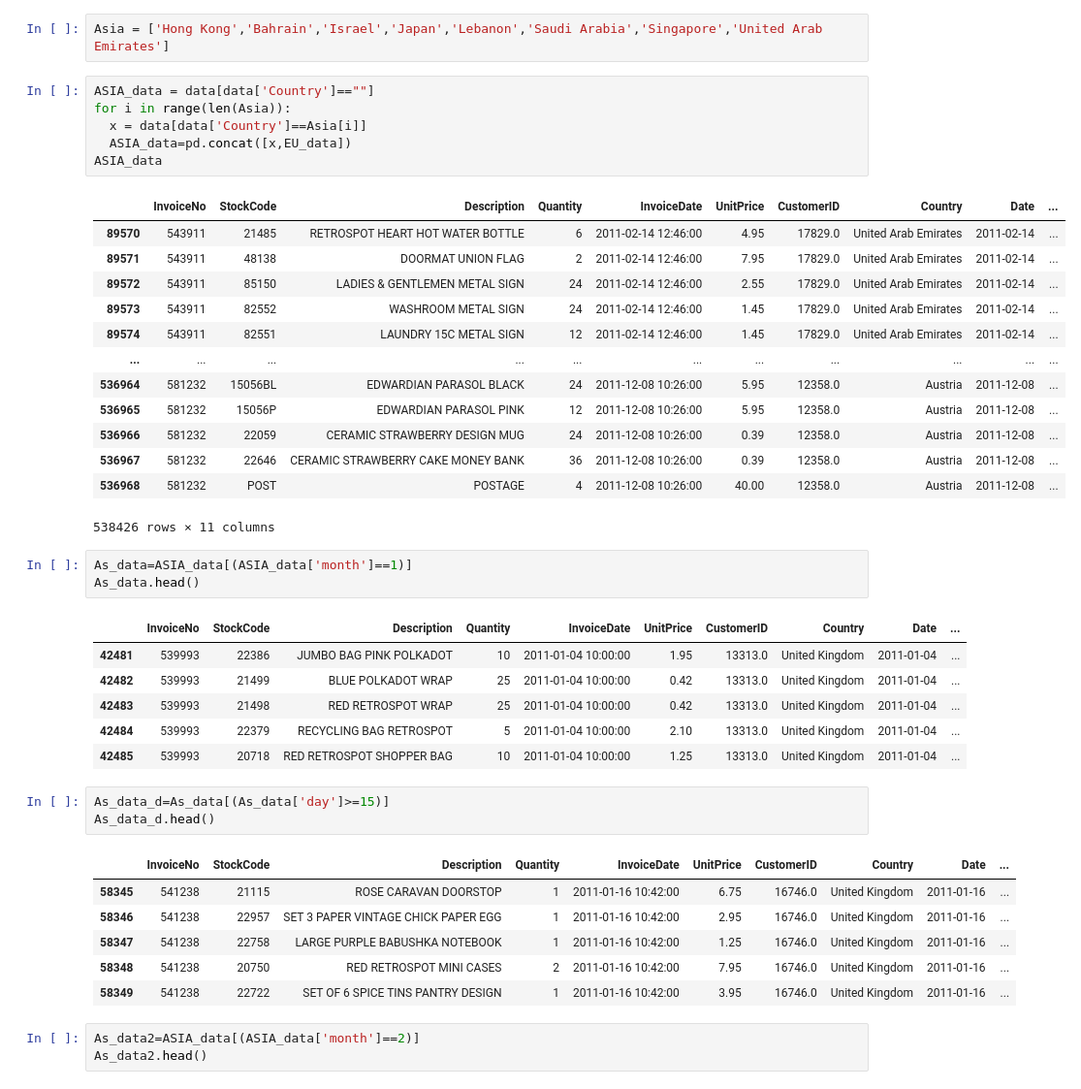
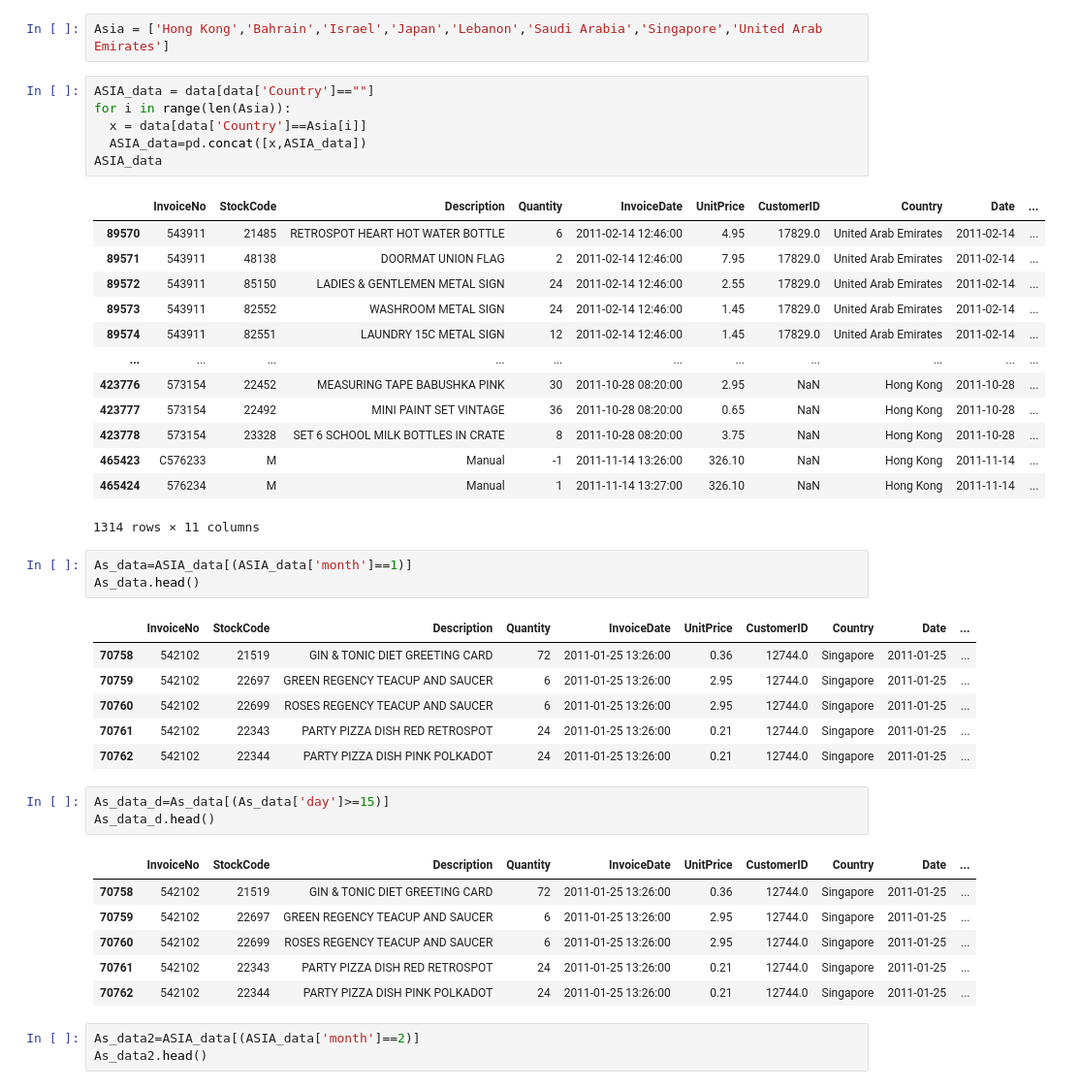
Before and after one commit to Aingon14/BSC_DPDM23, a Jupyter notebook: Frequent_Patterns_HW1.ipynb, the cells around one changed output. Shown at 97% size. Saved outputs shown, nothing was run; the diff lists cells and outputs as text.

```diff
--- a/Frequent_Patterns_HW1.ipynb
+++ b/Frequent_Patterns_HW1.ipynb
@@ -299,43 +299,43 @@ Asia = ['Hong Kong','Bahrain','Israel','Japan','Lebanon','Saudi Arabia','Singapo
 # %%
 ASIA_data = data[data['Country']==""]
 for i in range(len(Asia)):
   x = data[data['Country']==Asia[i]]
-  ASIA_data=pd.concat([x,EU_data])
+  ASIA_data=pd.concat([x,ASIA_data])
 ASIA_data
 # %% [output]
 |  | InvoiceNo | StockCode | Description | Quantity | InvoiceDate | UnitPrice | CustomerID | Country | Date | ... |
 | 89570 | 543911 | 21485 | RETROSPOT HEART HOT WATER BOTTLE | 6 | 2011-02-14 12:46:00 | 4.95 | 17829.0 | United Arab Emirates | 2011-02-14 | ... |
 | 89571 | 543911 | 48138 | DOORMAT UNION FLAG | 2 | 2011-02-14 12:46:00 | 7.95 | 17829.0 | United Arab Emirates | 2011-02-14 | ... |
 | 89572 | 543911 | 85150 | LADIES & GENTLEMEN METAL SIGN | 24 | 2011-02-14 12:46:00 | 2.55 | 17829.0 | United Arab Emirates | 2011-02-14 | ... |
 | 89573 | 543911 | 82552 | WASHROOM METAL SIGN | 24 | 2011-02-14 12:46:00 | 1.45 | 17829.0 | United Arab Emirates | 2011-02-14 | ... |
 | 89574 | 543911 | 82551 | LAUNDRY 15C METAL SIGN | 12 | 2011-02-14 12:46:00 | 1.45 | 17829.0 | United Arab Emirates | 2011-02-14 | ... |
 | ... | ... | ... | ... | ... | ... | ... | ... | ... | ... | ... |
-| 536964 | 581232 | 15056BL | EDWARDIAN PARASOL BLACK | 24 | 2011-12-08 10:26:00 | 5.95 | 12358.0 | Austria | 2011-12-08 | ... |
-| 536965 | 581232 | 15056P | EDWARDIAN PARASOL PINK | 12 | 2011-12-08 10:26:00 | 5.95 | 12358.0 | Austria | 2011-12-08 | ... |
-| 536966 | 581232 | 22059 | CERAMIC STRAWBERRY DESIGN MUG | 24 | 2011-12-08 10:26:00 | 0.39 | 12358.0 | Austria | 2011-12-08 | ... |
-| 536967 | 581232 | 22646 | CERAMIC STRAWBERRY CAKE MONEY BANK | 36 | 2011-12-08 10:26:00 | 0.39 | 12358.0 | Austria | 2011-12-08 | ... |
-| 536968 | 581232 | POST | POSTAGE | 4 | 2011-12-08 10:26:00 | 40.00 | 12358.0 | Austria | 2011-12-08 | ... |
+| 423776 | 573154 | 22452 | MEASURING TAPE BABUSHKA PINK | 30 | 2011-10-28 08:20:00 | 2.95 | NaN | Hong Kong | 2011-10-28 | ... |
+| 423777 | 573154 | 22492 | MINI PAINT SET VINTAGE | 36 | 2011-10-28 08:20:00 | 0.65 | NaN | Hong Kong | 2011-10-28 | ... |
+| 423778 | 573154 | 23328 | SET 6 SCHOOL MILK BOTTLES IN CRATE | 8 | 2011-10-28 08:20:00 | 3.75 | NaN | Hong Kong | 2011-10-28 | ... |
+| 465423 | C576233 | M | Manual | -1 | 2011-11-14 13:26:00 | 326.10 | NaN | Hong Kong | 2011-11-14 | ... |
+| 465424 | 576234 | M | Manual | 1 | 2011-11-14 13:27:00 | 326.10 | NaN | Hong Kong | 2011-11-14 | ... |
-538426 rows × 11 columns
+1314 rows × 11 columns
 # %%
 As_data=ASIA_data[(ASIA_data['month']==1)]
 As_data.head()
 # %% [output]
 |  | InvoiceNo | StockCode | Description | Quantity | InvoiceDate | UnitPrice | CustomerID | Country | Date | ... |
-| 42481 | 539993 | 22386 | JUMBO BAG PINK POLKADOT | 10 | 2011-01-04 10:00:00 | 1.95 | 13313.0 | United Kingdom | 2011-01-04 | ... |
-| 42482 | 539993 | 21499 | BLUE POLKADOT WRAP | 25 | 2011-01-04 10:00:00 | 0.42 | 13313.0 | United Kingdom | 2011-01-04 | ... |
-| 42483 | 539993 | 21498 | RED RETROSPOT WRAP | 25 | 2011-01-04 10:00:00 | 0.42 | 13313.0 | United Kingdom | 2011-01-04 | ... |
-| 42484 | 539993 | 22379 | RECYCLING BAG RETROSPOT | 5 | 2011-01-04 10:00:00 | 2.10 | 13313.0 | United Kingdom | 2011-01-04 | ... |
-| 42485 | 539993 | 20718 | RED RETROSPOT SHOPPER BAG | 10 | 2011-01-04 10:00:00 | 1.25 | 13313.0 | United Kingdom | 2011-01-04 | ... |
+| 70758 | 542102 | 21519 | GIN & TONIC DIET GREETING CARD | 72 | 2011-01-25 13:26:00 | 0.36 | 12744.0 | Singapore | 2011-01-25 | ... |
+| 70759 | 542102 | 22697 | GREEN REGENCY TEACUP AND SAUCER | 6 | 2011-01-25 13:26:00 | 2.95 | 12744.0 | Singapore | 2011-01-25 | ... |
+| 70760 | 542102 | 22699 | ROSES REGENCY TEACUP AND SAUCER | 6 | 2011-01-25 13:26:00 | 2.95 | 12744.0 | Singapore | 2011-01-25 | ... |
+| 70761 | 542102 | 22343 | PARTY PIZZA DISH RED RETROSPOT | 24 | 2011-01-25 13:26:00 | 0.21 | 12744.0 | Singapore | 2011-01-25 | ... |
+| 70762 | 542102 | 22344 | PARTY PIZZA DISH PINK POLKADOT | 24 | 2011-01-25 13:26:00 | 0.21 | 12744.0 | Singapore | 2011-01-25 | ... |
 # %%
 As_data_d=As_data[(As_data['day']>=15)]
 As_data_d.head()
 # %% [output]
 |  | InvoiceNo | StockCode | Description | Quantity | InvoiceDate | UnitPrice | CustomerID | Country | Date | ... |
-| 58345 | 541238 | 21115 | ROSE CARAVAN DOORSTOP | 1 | 2011-01-16 10:42:00 | 6.75 | 16746.0 | United Kingdom | 2011-01-16 | ... |
-| 58346 | 541238 | 22957 | SET 3 PAPER VINTAGE CHICK PAPER EGG | 1 | 2011-01-16 10:42:00 | 2.95 | 16746.0 | United Kingdom | 2011-01-16 | ... |
-| 58347 | 541238 | 22758 | LARGE PURPLE BABUSHKA NOTEBOOK | 1 | 2011-01-16 10:42:00 | 1.25 | 16746.0 | United Kingdom | 2011-01-16 | ... |
-| 58348 | 541238 | 20750 | RED RETROSPOT MINI CASES | 2 | 2011-01-16 10:42:00 | 7.95 | 16746.0 | United Kingdom | 2011-01-16 | ... |
-| 58349 | 541238 | 22722 | SET OF 6 SPICE TINS PANTRY DESIGN | 1 | 2011-01-16 10:42:00 | 3.95 | 16746.0 | United Kingdom | 2011-01-16 | ... |
+| 70758 | 542102 | 21519 | GIN & TONIC DIET GREETING CARD | 72 | 2011-01-25 13:26:00 | 0.36 | 12744.0 | Singapore | 2011-01-25 | ... |
+| 70759 | 542102 | 22697 | GREEN REGENCY TEACUP AND SAUCER | 6 | 2011-01-25 13:26:00 | 2.95 | 12744.0 | Singapore | 2011-01-25 | ... |
+| 70760 | 542102 | 22699 | ROSES REGENCY TEACUP AND SAUCER | 6 | 2011-01-25 13:26:00 | 2.95 | 12744.0 | Singapore | 2011-01-25 | ... |
+| 70761 | 542102 | 22343 | PARTY PIZZA DISH RED RETROSPOT | 24 | 2011-01-25 13:26:00 | 0.21 | 12744.0 | Singapore | 2011-01-25 | ... |
+| 70762 | 542102 | 22344 | PARTY PIZZA DISH PINK POLKADOT | 24 | 2011-01-25 13:26:00 | 0.21 | 12744.0 | Singapore | 2011-01-25 | ... |
 # %%
 As_data2=ASIA_data[(ASIA_data['month']==2)]
 As_data2.head()
```
Also changed, not shown: parts of 2 cells of this notebook.
